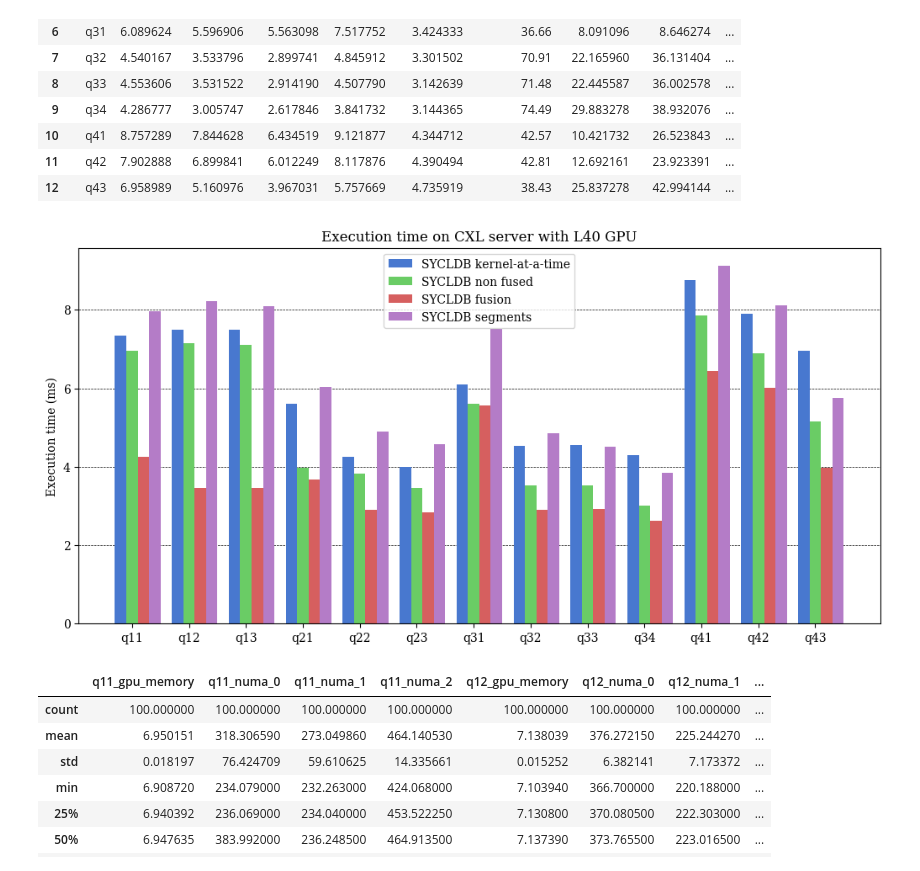
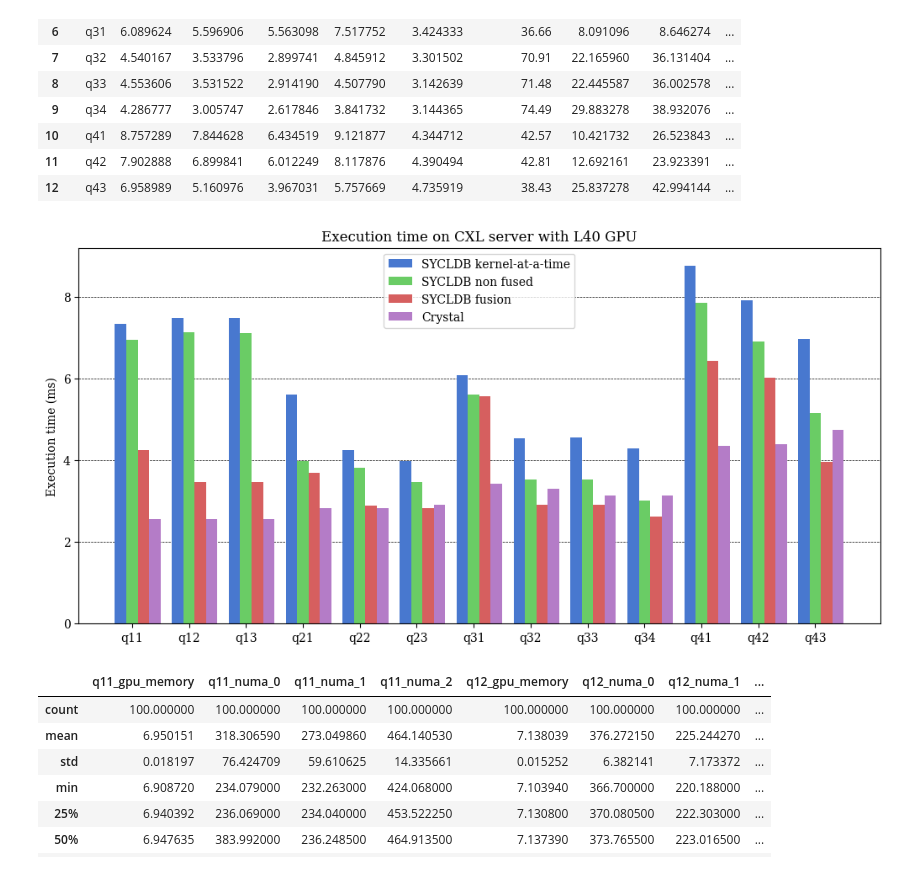
Before and after one commit to Maestro-Zacht/sycldb-calcite-executor, a Jupyter notebook: performances/perf.ipynb, the cells around one changed output. Cells and saved outputs as stored; diff of their text form; code cells hidden in the pictures.

```diff
--- a/performances/perf.ipynb
+++ b/performances/perf.ipynb
@@ -241,16 +241,16 @@ comparison_cxl
 # %%
 labels_mapping = {
     'sync_avg': 'SYCLDB kernel-at-a-time',
     'async_avg': 'SYCLDB non fused',
     'fusion_avg': 'SYCLDB fusion',
-    'ddor_avg': 'SYCLDB segments',
-    # 'crystal_avg': 'Crystal',
+    # 'ddor_avg': 'SYCLDB segments',
+    'crystal_avg': 'Crystal',
     # 'heavydb_avg': 'HeavyDB',
 }
 
 plot_data(comparison_cxl, labels_mapping, title='Execution time on CXL server with L40 GPU')
 # %% [output]
-[figure, old version]
+[figure, new version]
 # %%
 numa_results = pd.DataFrame()
 
```
Also changed, not shown: parts of 3 cells of this notebook, 17 other files.
